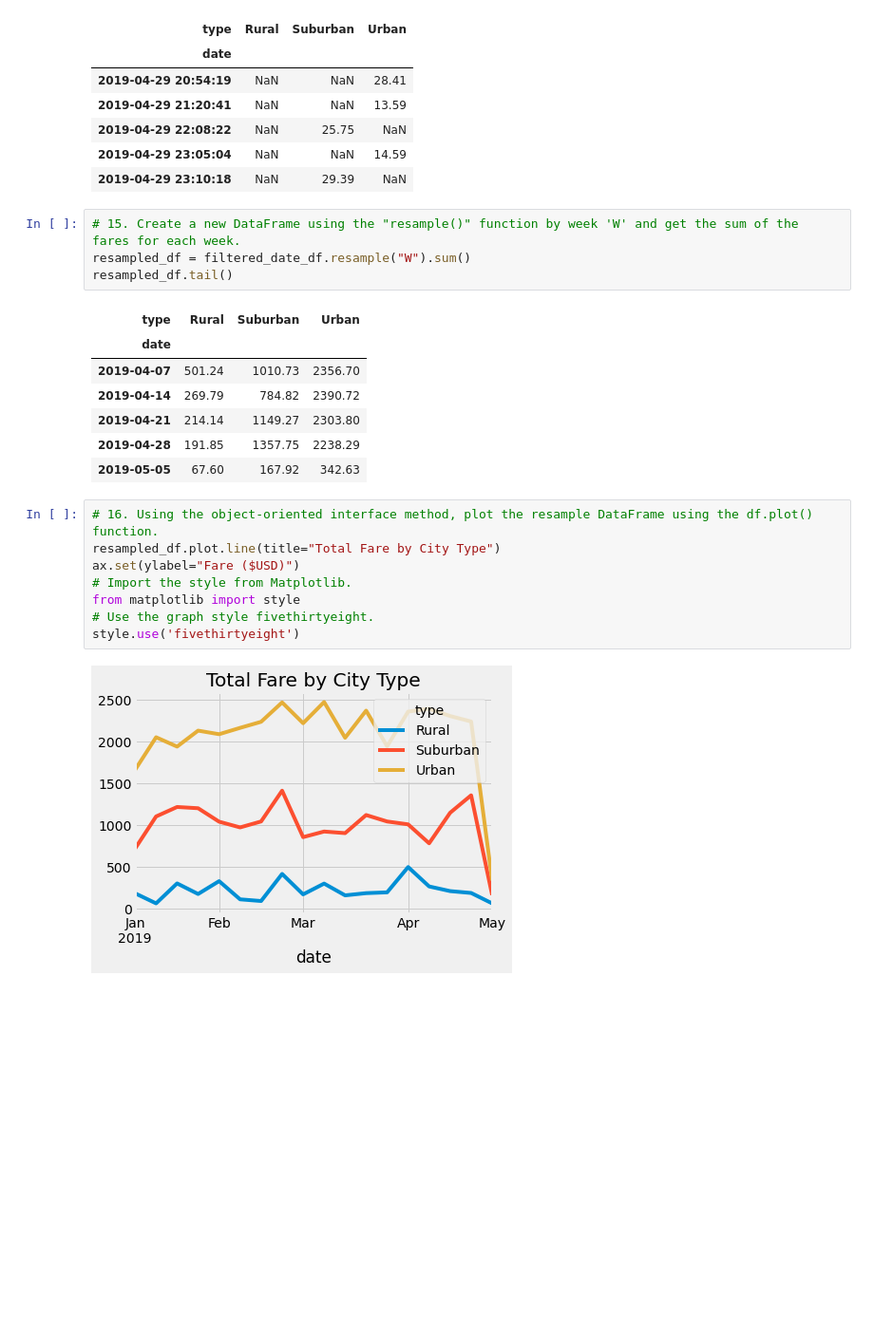
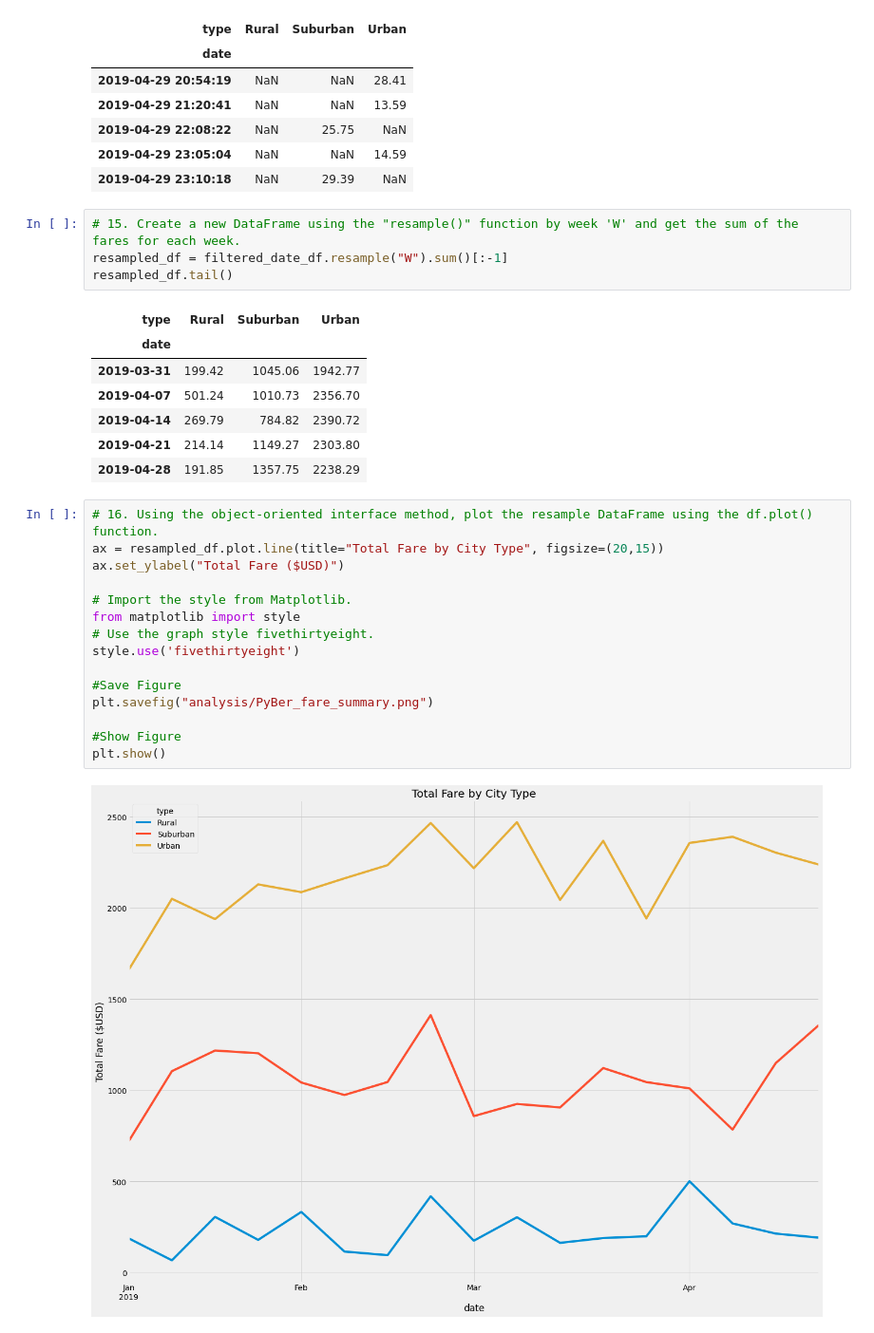
Before and after one commit to ohughes16/PyBer_Analysis, a Jupyter notebook: PyBer_Challenge.ipynb, the cells around one changed output. Shown at 95% size. Drawn from its saved outputs; the diff is of its cells as text; blank space fills up the shorter version.

```diff
--- a/PyBer_Challenge.ipynb
+++ b/PyBer_Challenge.ipynb
@@ -158,23 +158,30 @@ filtered_date_df.tail()
 | 2019-04-29 23:10:18 | NaN | 29.39 | NaN |
 # %%
 # 15. Create a new DataFrame using the "resample()" function by week 'W' and get the sum of the fares for each week.
-resampled_df = filtered_date_df.resample("W").sum()
+resampled_df = filtered_date_df.resample("W").sum()[:-1]
 resampled_df.tail()
 # %% [output]
 | type | Rural | Suburban | Urban |
 | date |  |  |  |
+| 2019-03-31 | 199.42 | 1045.06 | 1942.77 |
 | 2019-04-07 | 501.24 | 1010.73 | 2356.70 |
 | 2019-04-14 | 269.79 | 784.82 | 2390.72 |
 | 2019-04-21 | 214.14 | 1149.27 | 2303.80 |
 | 2019-04-28 | 191.85 | 1357.75 | 2238.29 |
-| 2019-05-05 | 67.60 | 167.92 | 342.63 |
 # %%
 # 16. Using the object-oriented interface method, plot the resample DataFrame using the df.plot() function.
-resampled_df.plot.line(title="Total Fare by City Type")
-ax.set(ylabel="Fare ($USD)")
+ax = resampled_df.plot.line(title="Total Fare by City Type", figsize=(20,15))
+ax.set_ylabel("Total Fare ($USD)")
+
 # Import the style from Matplotlib.
 from matplotlib import style
 # Use the graph style fivethirtyeight.
 style.use('fivethirtyeight')
+
+#Save Figure
+plt.savefig("analysis/PyBer_fare_summary.png")
+
+#Show Figure
+plt.show()
 # %% [output]
-[figure, old version]
+[figure, new version]
```
Also changed, not shown: parts of 1 cell of this notebook, 1 other file.
